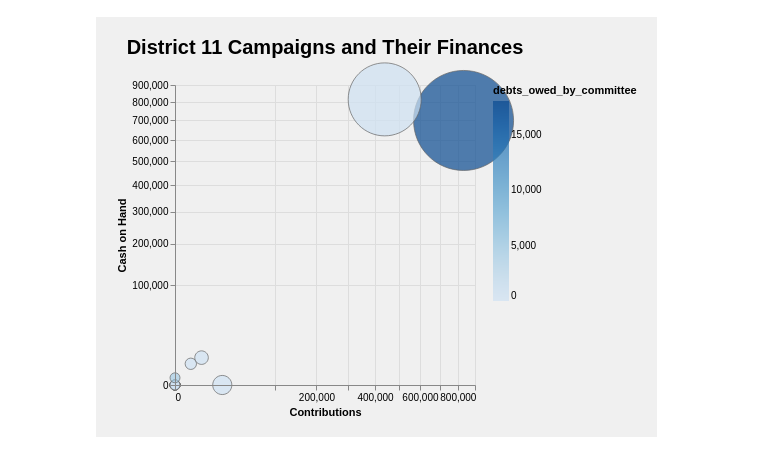
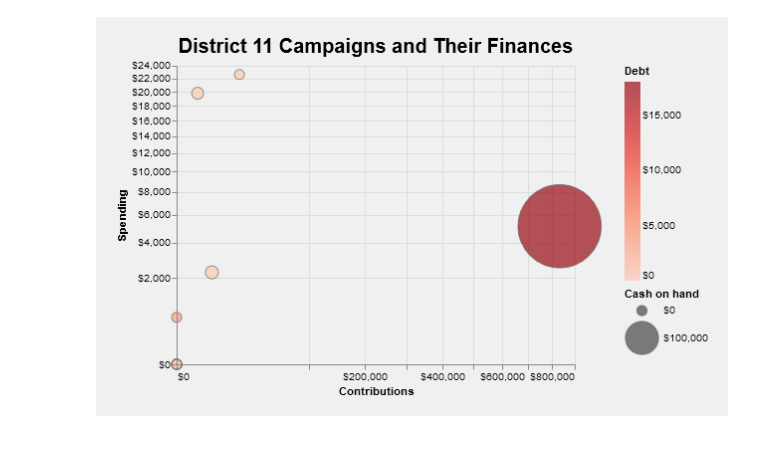
Before and after one commit to nemo-omen/tx-politics, a Jupyter notebook: 11th_district.ipynb, the cells around one changed output. Cells and saved outputs as stored; diff of their text form; code cells hidden in the pictures.

Commit message:
Format tick labels & legends. Adjust x & y parameters of chart.

```diff
--- a/11th_district.ipynb
+++ b/11th_district.ipynb
@@ -32,8 +32,10 @@ merged = pd.merge(df, contribs, on='name')
 # %%
 # merged.head()
 # %%
-totals_2019 = pd.read_csv('fec/totals_2019.csv')
-totals_2019 = totals_2019.sort_values('cash_on_hand_end_period').reset_index(drop=True)
+totals_2019 = pd.read_csv('fec/totals_2019.csv').rename(columns={'debts_owed_by_committee':'Debt', 'cash_on_hand_end_period':'Cash on hand'})
+totals_2019 = totals_2019[totals_2019.name != 'Mike Conaway']
+
+totals_2019 = totals_2019.sort_values('Cash on hand').reset_index(drop=True)
 # totals_2019 = totals_2019.drop([11])
 totals_2019
 # %% [output]
@@ -57,3 +58,3 @@ totals_2019
 # %%
-totals_2019 = totals_2019.reset_index(drop=False)
-totals_2019
+# totals_2019 = totals_2019.reset_index(drop=False)
+# totals_2019
@@ -98,45 +81,73 @@ json = pd.read_json('fec/all_totals_2019.json')
 def mult_index(number):
     return number * 10
 
-bubble = alt.Chart(all_totals, width=300, height=300, title='District 11 Campaigns and Their Finances', padding=20).mark_circle(strokeWidth=1, strokeOpacity=1, stroke='#666666').encode(
-    alt.X('contributions:Q', scale=alt.Scale(zero=False, type='sqrt'), title='Contributions'),
-    alt.Y('cash_on_hand_end_period:Q', scale=alt.Scale(zero=False, type='sqrt'), sort='ascending', title='Cash on Hand'),
-    alt.Size('contributions:Q', scale=alt.Scale(range=[100, 10000]), legend=None),
+bubble = alt.Chart(all_totals, title='District 11 Campaigns and Their Finances', padding=20).mark_circle(strokeWidth=1, strokeOpacity=1, stroke='#666666').encode(
+    alt.X('contributions:Q',
+          scale=alt.Scale(zero=False, type='sqrt'),
+          sort='ascending',
+          title='Contributions',
+         axis=alt.Axis(format="$,.0f")
+         ),
+    alt.Y('disbursements:Q',
+          scale=alt.Scale(zero=False, type='sqrt'),
+          sort='ascending',
+          title='Spending',
+         axis=alt.Axis(format="$,.0f")
+         ),
+    alt.Size('Cash on hand:Q',
+             scale=alt.Scale(range=[100, 7000]),
+            legend=alt.Legend(
+#                 direction='horizontal',
+                format="$,.0f",
+                values=[0,100000],
+#                 orient='bottom',
+                tickCount=2
+            )
+            ),
     tooltip=[
         alt.Tooltip(title='Name', field='name', type='ordinal'),
         alt.Tooltip(title='Contributions', field='contributions', format="$,.0f", type='ordinal'),
-        alt.Tooltip(title='Cash on Hand', field='cash_on_hand_end_period', format="$,.0f", type='ordinal'),
-        alt.Tooltip(title='Disbursements', field='disbursements', format="$,.0f", type='ordinal'),
-        alt.Tooltip(title='Debts', field='debts_owed_by_committee', format="$,.0f", type='ordinal')
+        alt.Tooltip(title='Cash on hand', field='Cash on hand', format="$,.0f", type='ordinal'),
+        alt.Tooltip(title='Spending', field='disbursements', format="$,.0f", type='ordinal'),
+        alt.Tooltip(title='Debt', field='Debt', format="$,.0f", type='ordinal')
     ],
-    color = alt.Color('debts_owed_by_committee:Q'),
+    color = alt.Color(
+        'Debt:Q',
+        scale=alt.Scale(
+            scheme='reds'
+        ),
+        legend=alt.Legend(
+            format="$,.0f",
+            offset=50
+        )
+    ),
 #     strokeWidth='1:O'
 
 ).add_selection(
     selection
 ).configure_axis(
     gridOpacity=0.3,
     gridColor='cornflowerblue',
     domain=False
 ).configure_view(
     strokeWidth=1,
     stroke='cornflowerblue',
     strokeOpacity=0.3
 ).configure_scale(
     minSize=100,
     continuousPadding=4,
     maxOpacity=0.9,
     minOpacity=0.4,
     pointPadding=0.3,
 ).configure_legend(
-    offset=50
+    offset=100
 ).configure(
     background='#f0f0f0'
 ).configure_title(
     fontSize=20
 )
 
 bubble
 # %% [output]
-[figure, old version]
+[figure, new version]
 # %%
```
Also changed, not shown: parts of 3 cells of this notebook.
